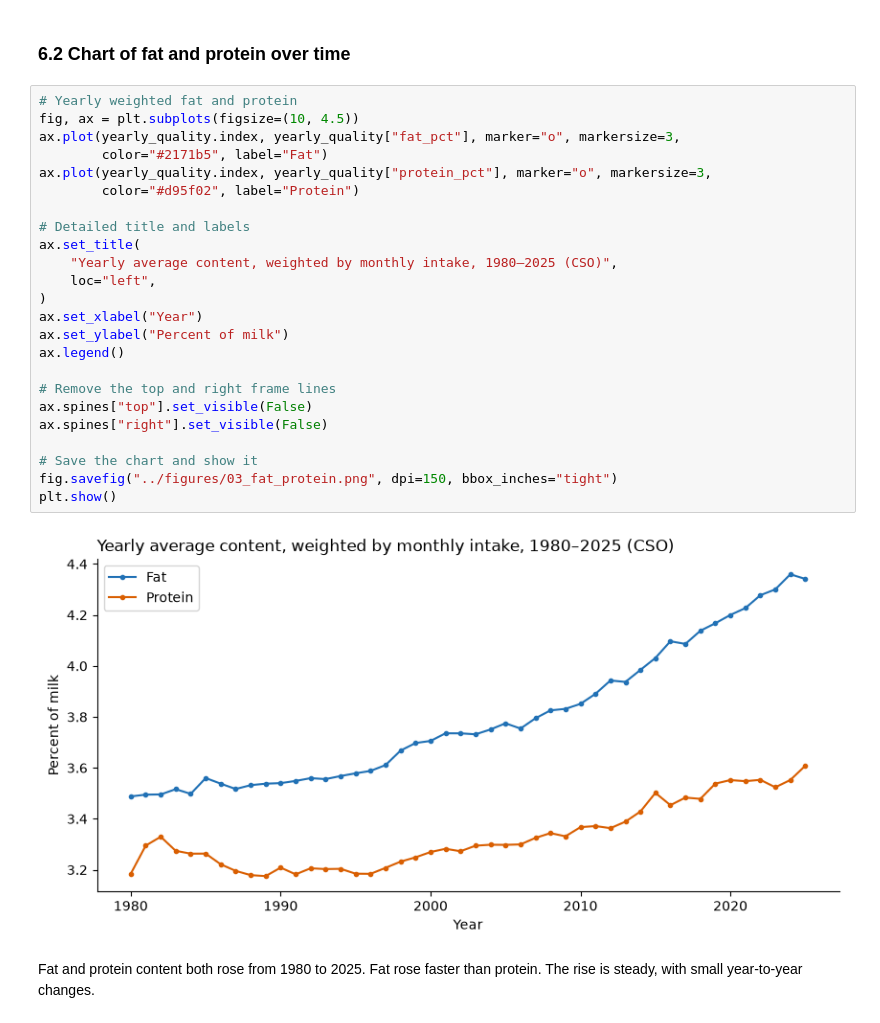
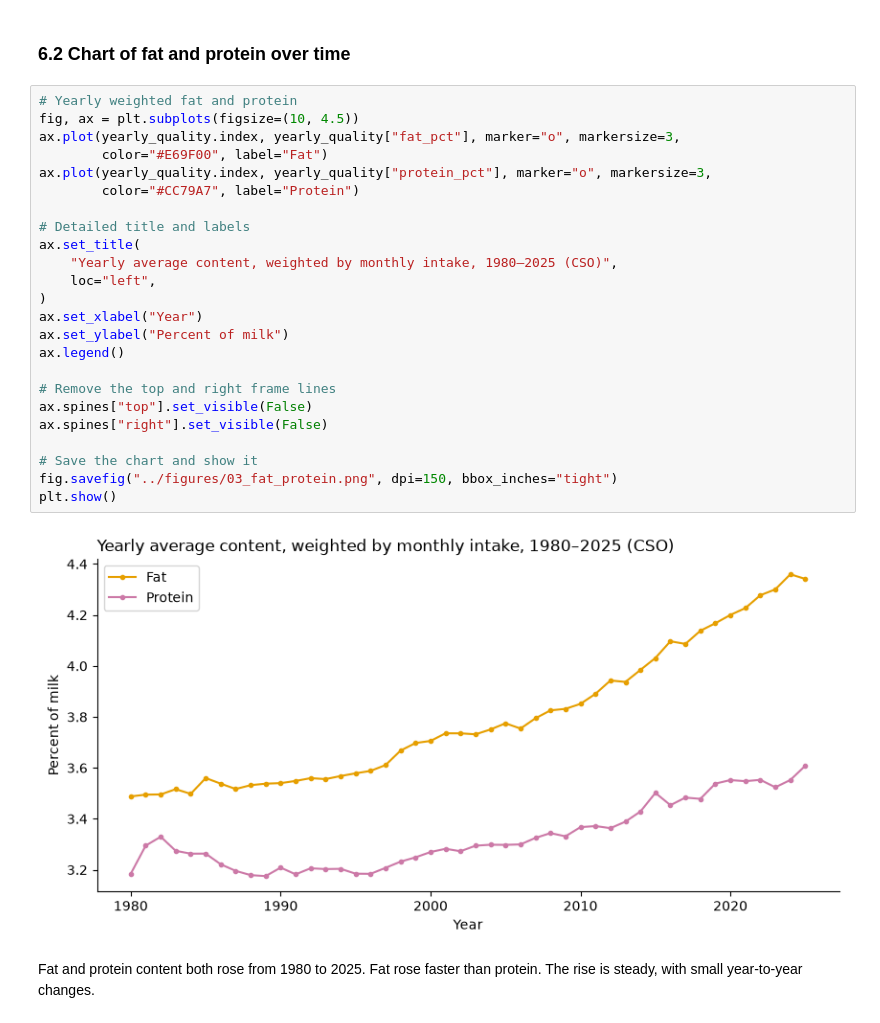
Before and after one commit to temulenbd/irish-dairy-analysis, a Jupyter notebook: notebooks/3_statistical_analysis.ipynb, the cells around one changed output. Cells and saved outputs as stored; diff of their text form.

```diff
--- a/notebooks/3_statistical_analysis.ipynb
+++ b/notebooks/3_statistical_analysis.ipynb
@@ -559,29 +657,29 @@ There are no missing months from 1980 to 2025. Weighted by volume, fat content r
 # %%
 # Yearly weighted fat and protein
 fig, ax = plt.subplots(figsize=(10, 4.5))
 ax.plot(yearly_quality.index, yearly_quality["fat_pct"], marker="o", markersize=3,
-        color="#2171b5", label="Fat")
+        color="#E69F00", label="Fat")
 ax.plot(yearly_quality.index, yearly_quality["protein_pct"], marker="o", markersize=3,
-        color="#d95f02", label="Protein")
+        color="#CC79A7", label="Protein")
 
 # Detailed title and labels
 ax.set_title(
     "Yearly average content, weighted by monthly intake, 1980–2025 (CSO)",
     loc="left",
 )
 ax.set_xlabel("Year")
 ax.set_ylabel("Percent of milk")
 ax.legend()
 
 # Remove the top and right frame lines
 ax.spines["top"].set_visible(False)
 ax.spines["right"].set_visible(False)
 
 # Save the chart and show it
 fig.savefig("../figures/03_fat_protein.png", dpi=150, bbox_inches="tight")
 plt.show()
 # %% [output]
-[figure, old version]
+[figure, new version]
 # %% [markdown]
 Fat and protein content both rose from 1980 to 2025. Fat rose faster than protein. The rise is steady, with small year-to-year changes.
 # %% [markdown]
```
Also changed, not shown: parts of 24 cells of this notebook, 11 other files.
